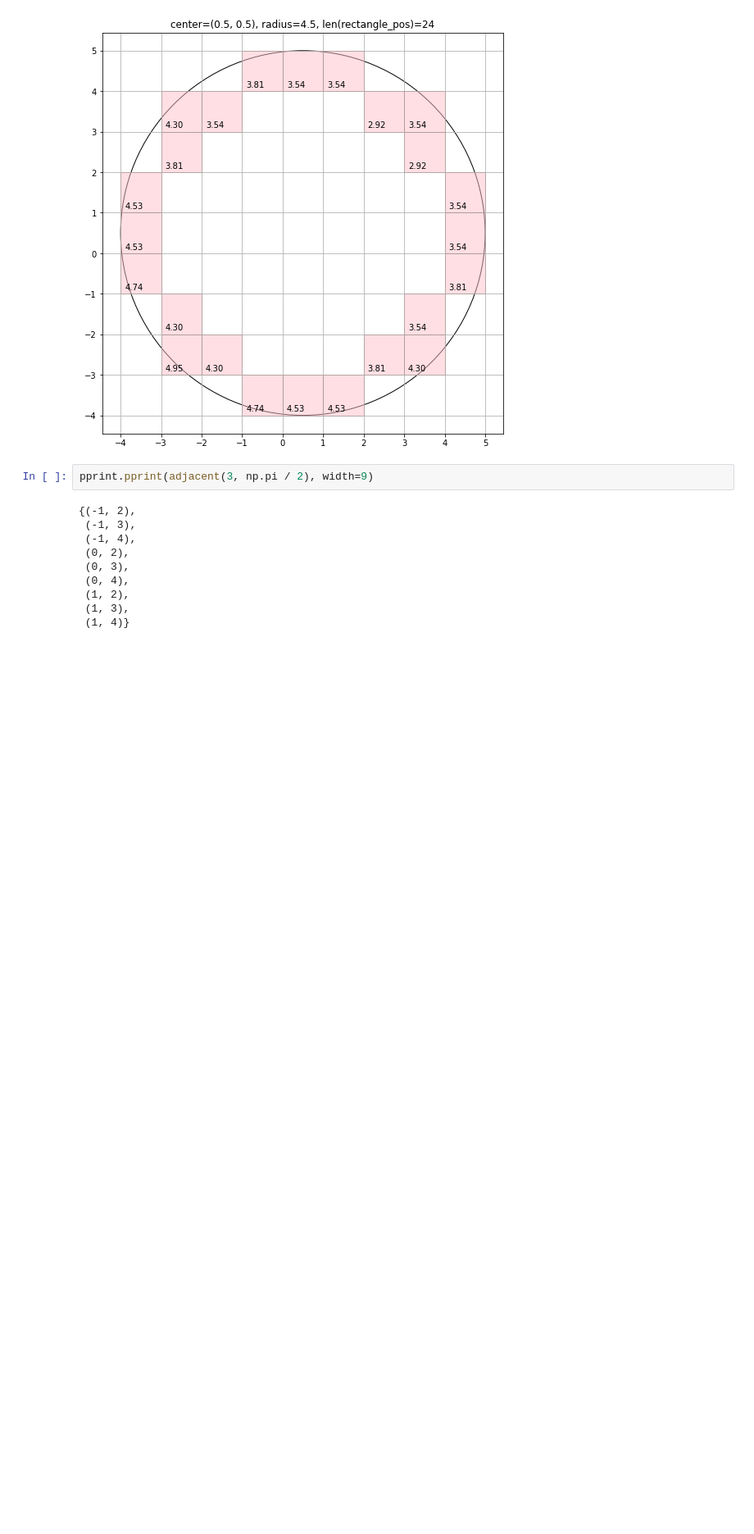
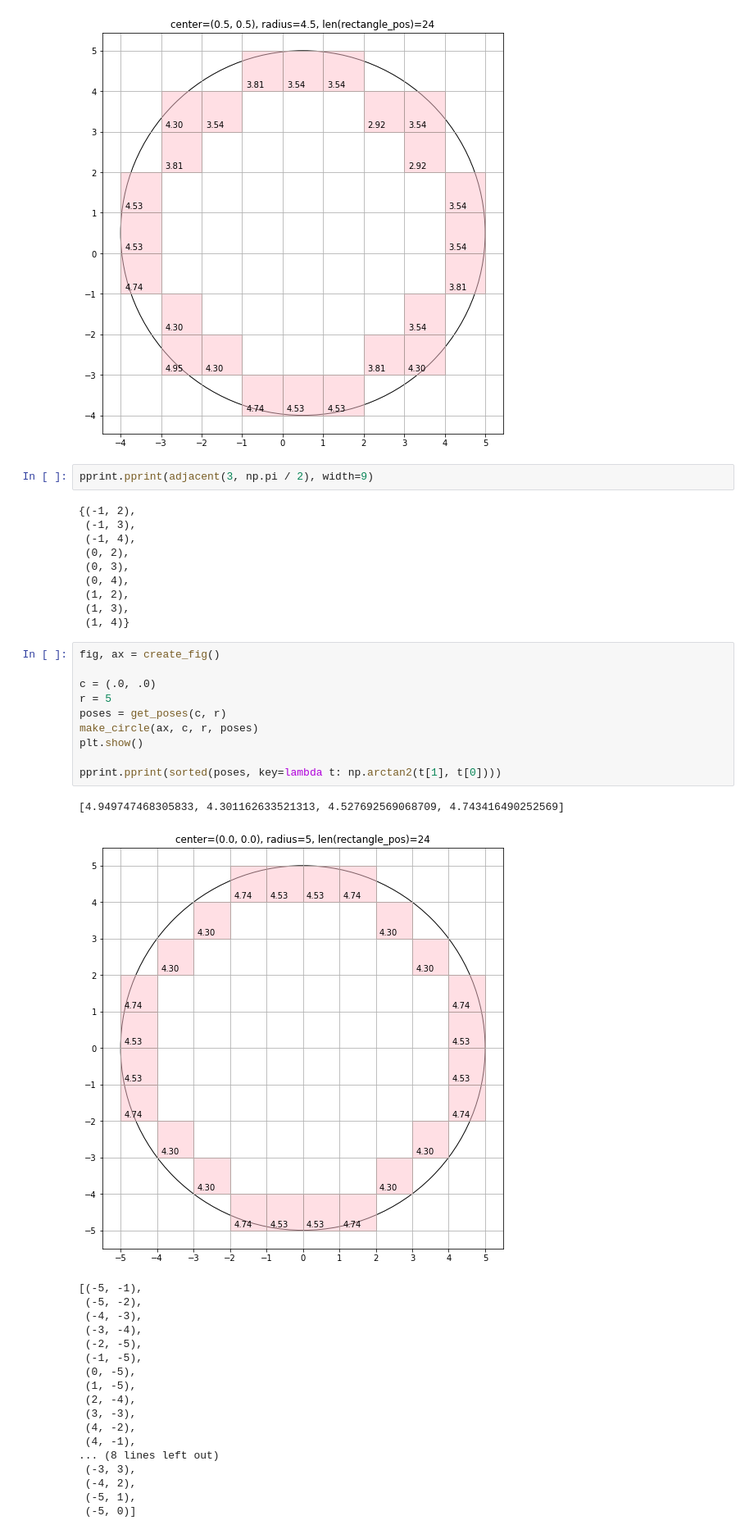
Before and after one commit to Kotori316/Playground, a Jupyter notebook: circle.ipynb, the cells around one changed output. Shown at 82% size. Cells and saved outputs as stored; diff of their text form; blank space fills up the shorter version.

```diff
--- a/circle.ipynb
+++ b/circle.ipynb
@@ -180,3 +180,33 @@ pprint.pprint(adjacent(3, np.pi / 2), width=9)
  (1, 2),
  (1, 3),
  (1, 4)}
+# %%
+fig, ax = create_fig()
+
+c = (.0, .0)
+r = 5
+poses = get_poses(c, r)
+make_circle(ax, c, r, poses)
+plt.show()
+
+pprint.pprint(sorted(poses, key=lambda t: np.arctan2(t[1], t[0])))
+# %% [output]
+[4.949747468305833, 4.301162633521313, 4.527692569068709, 4.743416490252569]
+[figure, added]
+[(-5, -1),
+ (-5, -2),
+ (-4, -3),
+ (-3, -4),
+ (-2, -5),
+ (-1, -5),
+ (0, -5),
+ (1, -5),
+ (2, -4),
+ (3, -3),
+ (4, -2),
+ (4, -1),
+... (8 lines left out)
+ (-3, 3),
+ (-4, 2),
+ (-5, 1),
+ (-5, 0)]
```
Also changed, not shown: parts of 1 cell of this notebook, 1 other file.
